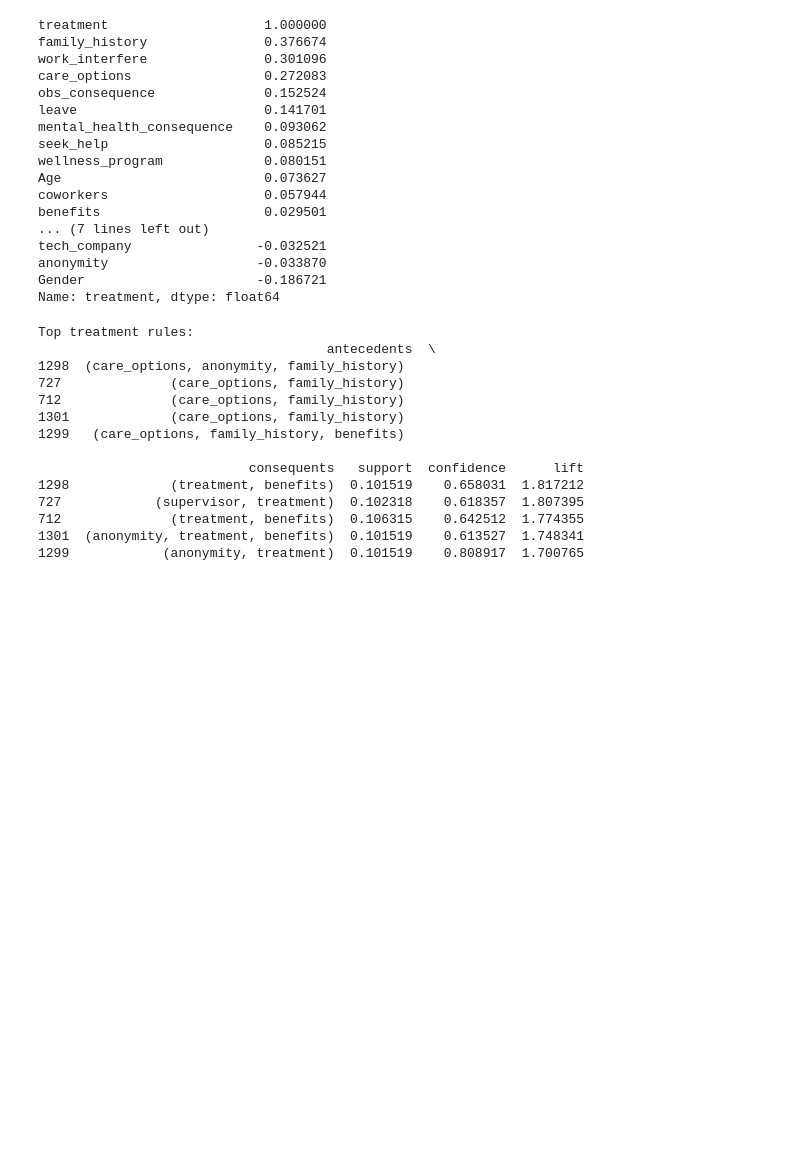
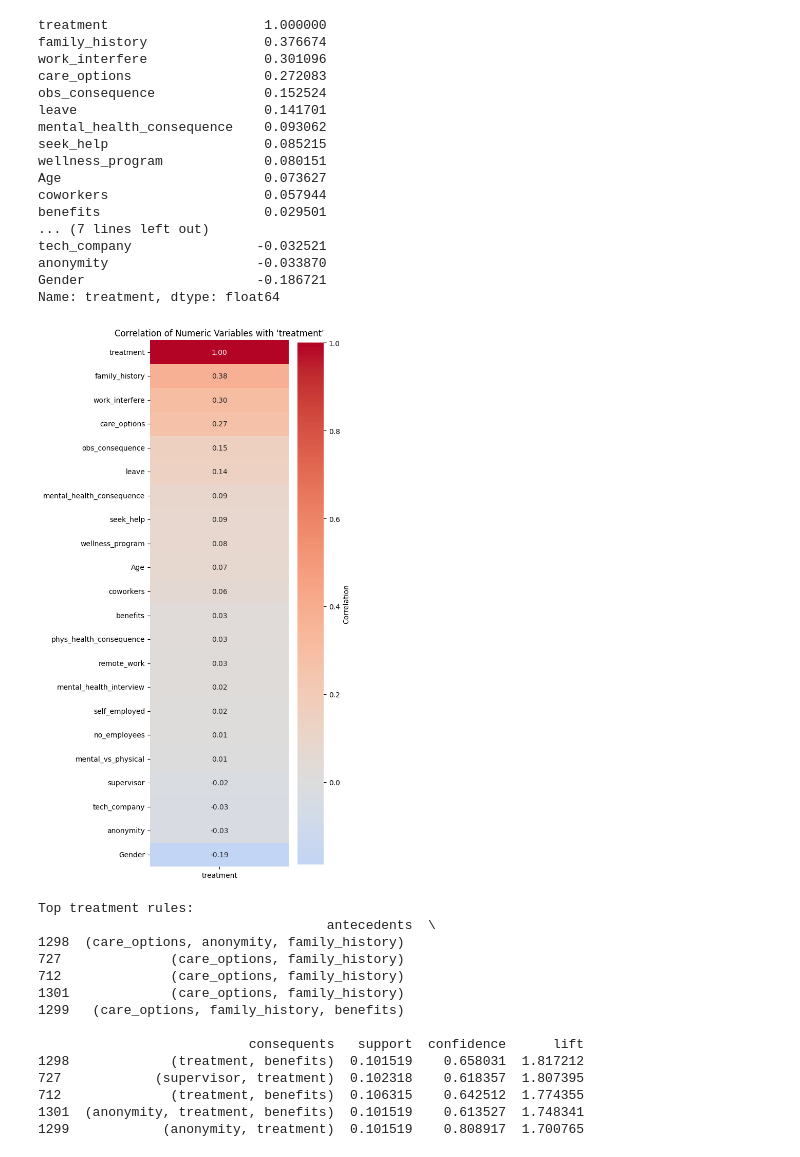
Before and after one commit to Swennu/Mental_Health_in_Tech, a Jupyter notebook: models.ipynb, the cells around one changed output. Saved outputs shown, nothing was run; the diff lists cells and outputs as text; code cells hidden in the pictures; blank space fills up the shorter version.

```diff
--- a/models.ipynb
+++ b/models.ipynb
@@ -30,6 +34,22 @@ tech_company                -0.032521
 anonymity                   -0.033870
 Gender                      -0.186721
 Name: treatment, dtype: float64
+# %%
+plt.figure(figsize=(6, len(correlations) * 0.5))  # Adjust height dynamically
+sns.heatmap(
+    correlations.to_frame(),  # Convert Series to DataFrame
+    annot=True,
+    fmt=".2f",
+    cmap="coolwarm",
+    center=0,
+    cbar_kws={'label': 'Correlation'}
+)
+plt.title("Correlation of Numeric Variables with 'treatment'")
+plt.yticks(rotation=0)
+plt.tight_layout()
+plt.show()
+# %% [output]
+[figure, added]
 # %%
 cols = [
     'Gender', 'self_employed', 'family_history', 'treatment',
```
Also changed, not shown: parts of 7 cells of this notebook, 3 other files.
